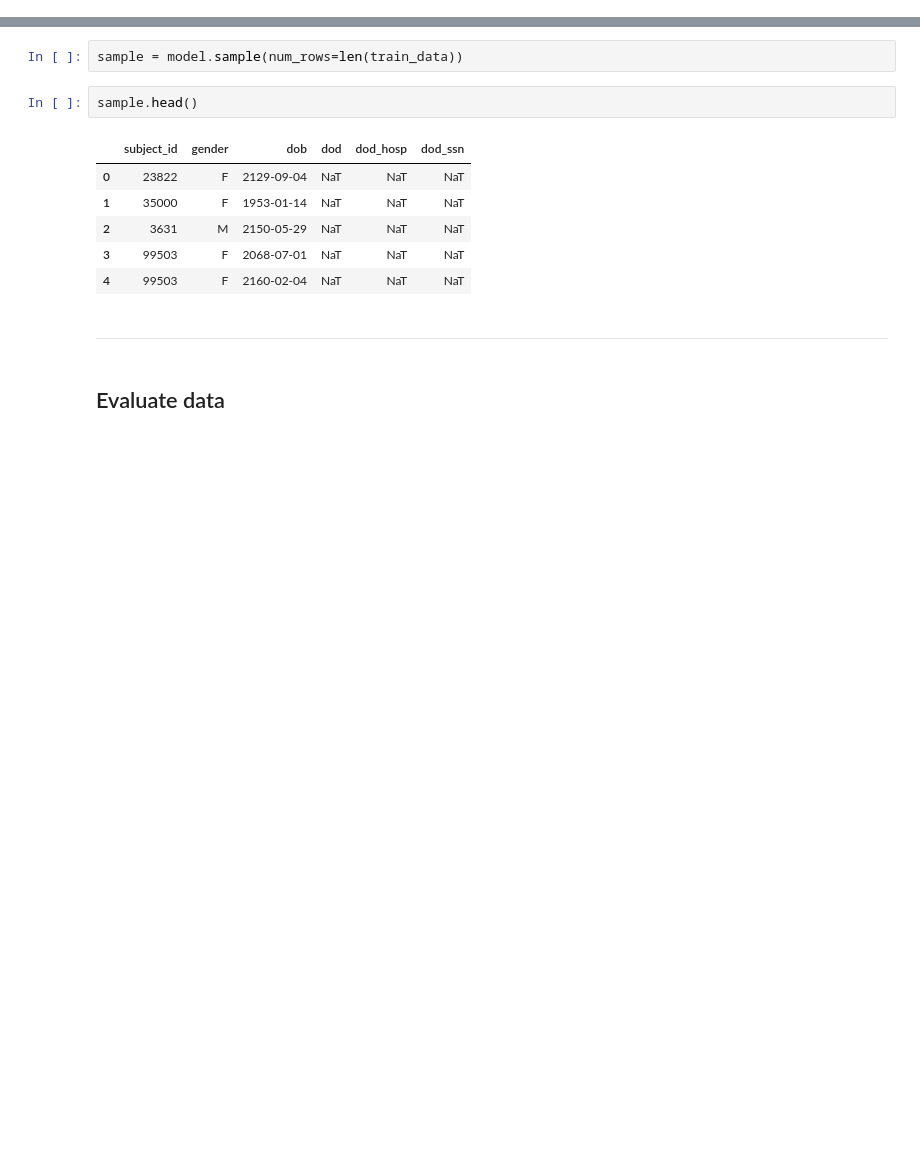
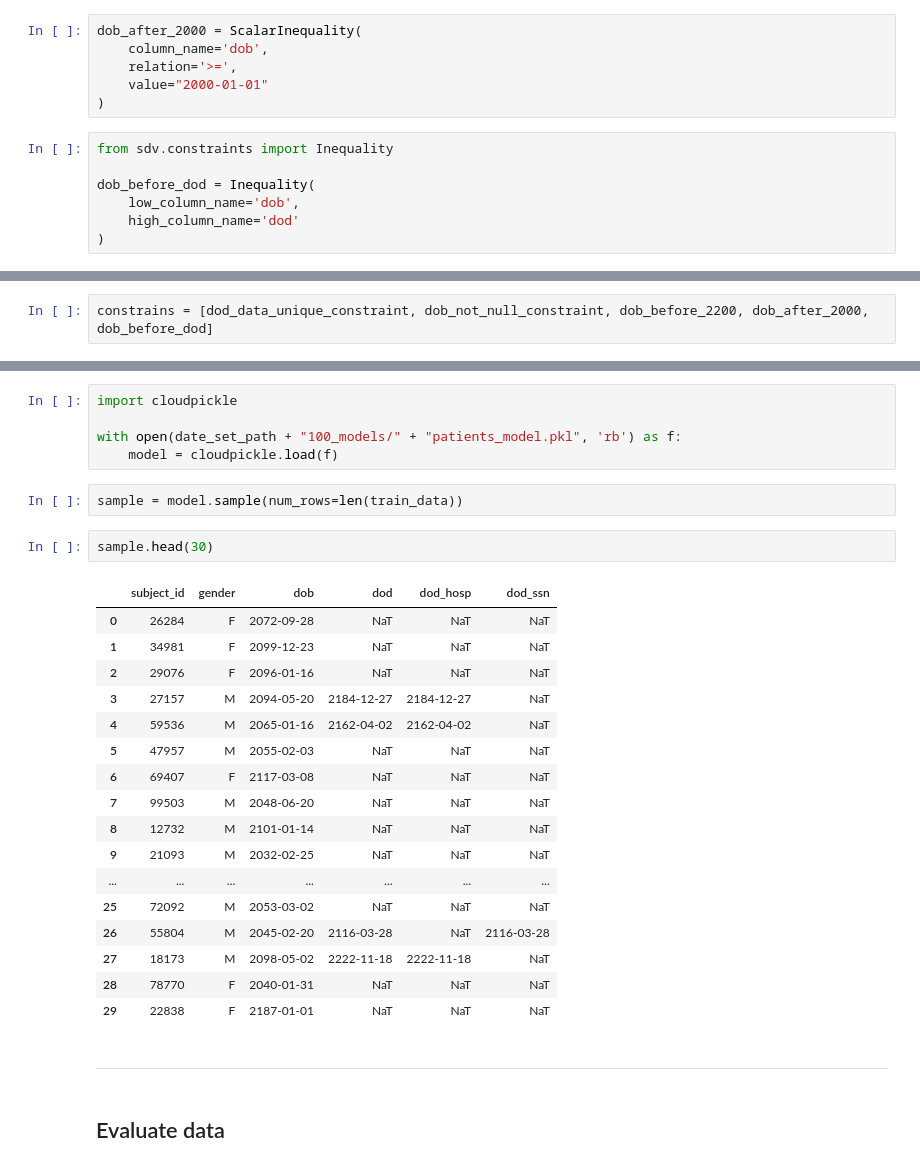
Before and after one commit to Alaskyed/Synthetic-Electronic-Health-Records-Data-using-MIMIC-III, a Jupyter notebook: SDV_patients_generation.ipynb, the cells around one changed output, grey strips where cells are left out. Drawn from its saved outputs; the diff is of its cells as text; blank space fills up the shorter version.

Commit message:
Fix time problem in Patients table
Let time data in patients table to be more reasonable

```diff
--- a/SDV_patients_generation.ipynb
+++ b/SDV_patients_generation.ipynb
@@ -194,5 +255,20 @@ constrains = [dod_data_unique_constraint]
+# %%
+dob_after_2000 = ScalarInequality(
+    column_name='dob',
+    relation='>=',
+    value="2000-01-01"
+)
+# %%
+from sdv.constraints import Inequality
+
+dob_before_dod = Inequality(
+    low_column_name='dob',
+    high_column_name='dod'
+)
 # %% [markdown]
 ### Build and train model
+# %%
+constrains = [dod_data_unique_constraint, dob_not_null_constraint, dob_before_2200, dob_after_2000, dob_before_dod]
 # %%
 model = CTGAN(
     constraints=constrains,
@@ -237,14 +315,30 @@ with open(date_set_path + "100_models/" + "patients_model.pkl", 'wb') as f:
+# %%
+import cloudpickle
+
+with open(date_set_path + "100_models/" + "patients_model.pkl", 'rb') as f:
+    model = cloudpickle.load(f)
 # %%
 sample = model.sample(num_rows=len(train_data))
 # %%
-sample.head()
+sample.head(30)
 # %% [output]
 |  | subject_id | gender | dob | dod | dod_hosp | dod_ssn |
-| 0 | 23822 | F | 2129-09-04 | NaT | NaT | NaT |
-| 1 | 35000 | F | 1953-01-14 | NaT | NaT | NaT |
-| 2 | 3631 | M | 2150-05-29 | NaT | NaT | NaT |
-| 3 | 99503 | F | 2068-07-01 | NaT | NaT | NaT |
-| 4 | 99503 | F | 2160-02-04 | NaT | NaT | NaT |
+| 0 | 26284 | F | 2072-09-28 | NaT | NaT | NaT |
+| 1 | 34981 | F | 2099-12-23 | NaT | NaT | NaT |
+| 2 | 29076 | F | 2096-01-16 | NaT | NaT | NaT |
+| 3 | 27157 | M | 2094-05-20 | 2184-12-27 | 2184-12-27 | NaT |
+| 4 | 59536 | M | 2065-01-16 | 2162-04-02 | 2162-04-02 | NaT |
+| 5 | 47957 | M | 2055-02-03 | NaT | NaT | NaT |
+| 6 | 69407 | F | 2117-03-08 | NaT | NaT | NaT |
+| 7 | 99503 | M | 2048-06-20 | NaT | NaT | NaT |
+| 8 | 12732 | M | 2101-01-14 | NaT | NaT | NaT |
+| 9 | 21093 | M | 2032-02-25 | NaT | NaT | NaT |
+| ... | ... | ... | ... | ... | ... | ... |
+| 25 | 72092 | M | 2053-03-02 | NaT | NaT | NaT |
+| 26 | 55804 | M | 2045-02-20 | 2116-03-28 | NaT | 2116-03-28 |
+| 27 | 18173 | M | 2098-05-02 | 2222-11-18 | 2222-11-18 | NaT |
+| 28 | 78770 | F | 2040-01-31 | NaT | NaT | NaT |
+| 29 | 22838 | F | 2187-01-01 | NaT | NaT | NaT |
 # %% [markdown]
 ---
 # %% [markdown]
```
Also changed, not shown: parts of 23 cells of this notebook, 4 other files.
